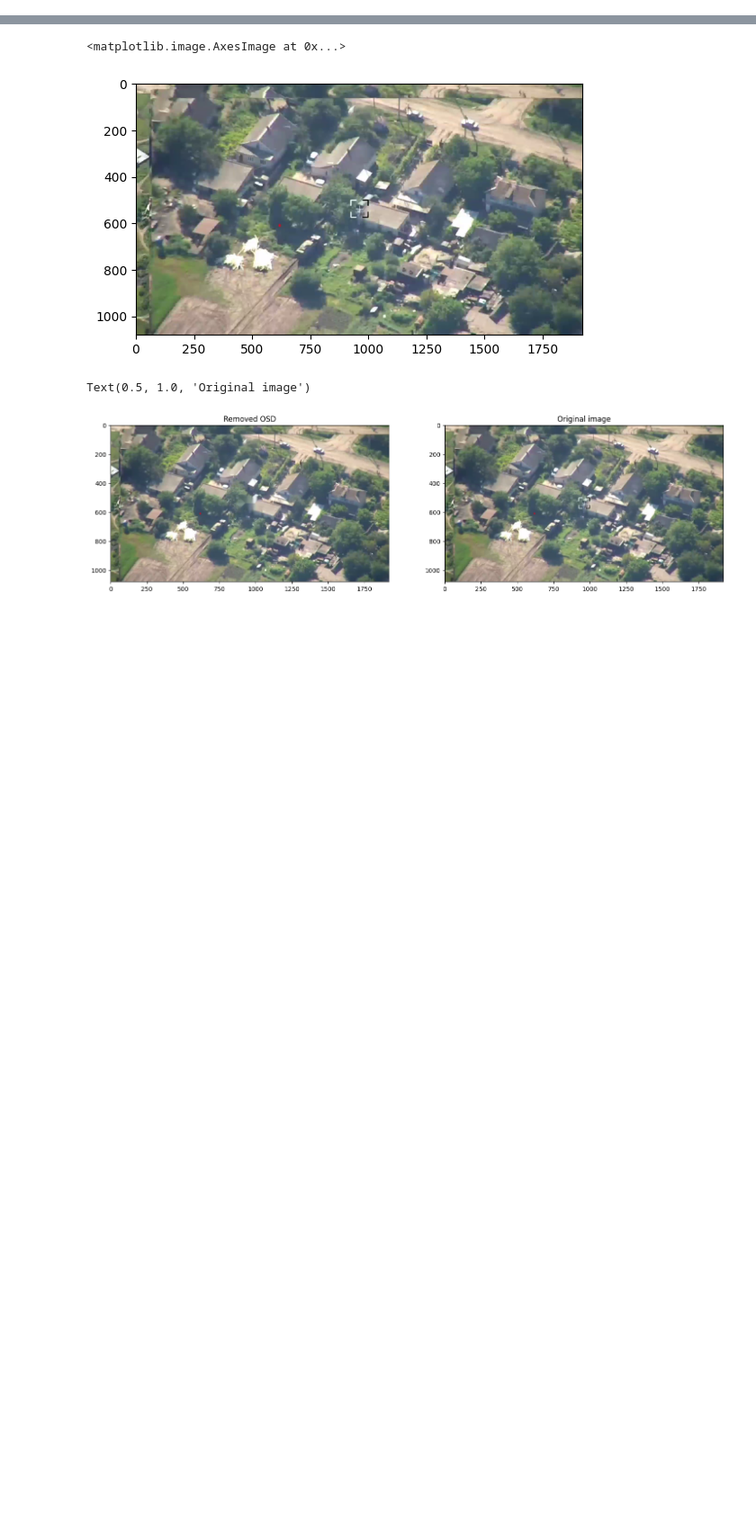
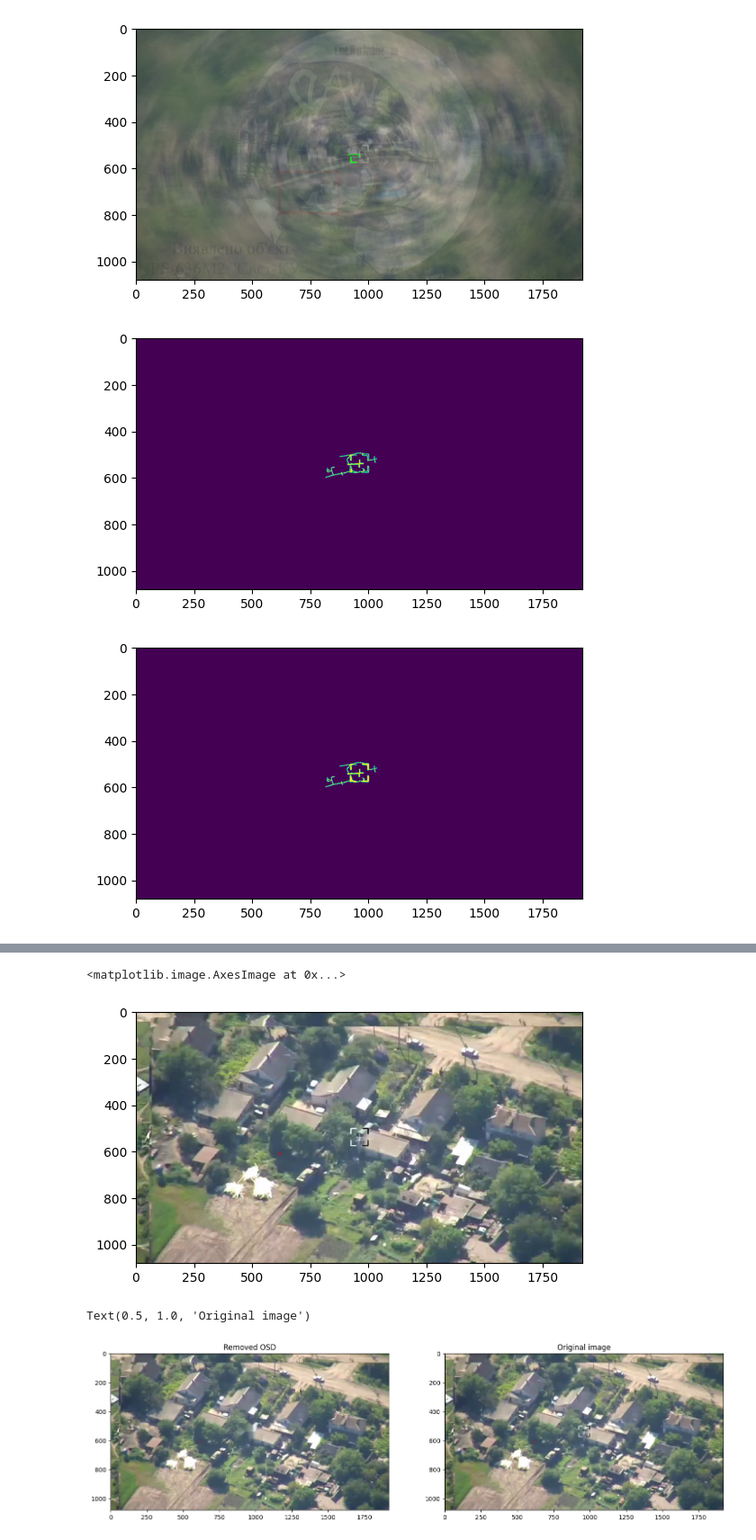
Before and after one commit to dieumerci7/OSD-Removal, a Jupyter notebook: notebooks/test.ipynb, the cells around one changed output, grey strips where cells are left out. Shown at 90% size. Cells and saved outputs as stored; diff of their text form; code cells hidden in the pictures; blank space fills up the shorter version.

```diff
--- a/notebooks/test.ipynb
+++ b/notebooks/test.ipynb
@@ -41,0 +91,31 @@ video = read_video(video_path)
+# %%
+plt.imshow(mean_frame)
+plt.show()
+
+edges = cv2.Canny(mean_frame, 30, 150,apertureSize = 3)
+
+# Create a kernel for dilation
+kernel = np.ones((3, 3), np.uint8)
+
+# Perform morphological dilation to fill the edges
+dilated_edges = cv2.dilate(edges, kernel, iterations=1)
+
+plt.imshow(dilated_edges)
+plt.show()
+
+# Find contours of the detected edges
+contours, _ = cv2.findContours(dilated_edges, cv2.RETR_EXTERNAL, cv2.CHAIN_APPROX_SIMPLE)
+
+# Create a blank image of the same size as the original
+filled_image = np.zeros_like(edges)
+
+# Fill the detected contours
+for contour in contours:
+    cv2.fillPoly(filled_image, [contour], color=(255))  # Fill with white color
+
+plt.imshow(filled_image)
+plt.show()
+# %% [output]
+[figure, added]
+[figure, added]
+[figure, added]
```
Also changed, not shown: parts of 10 cells of this notebook, 3 other files.
